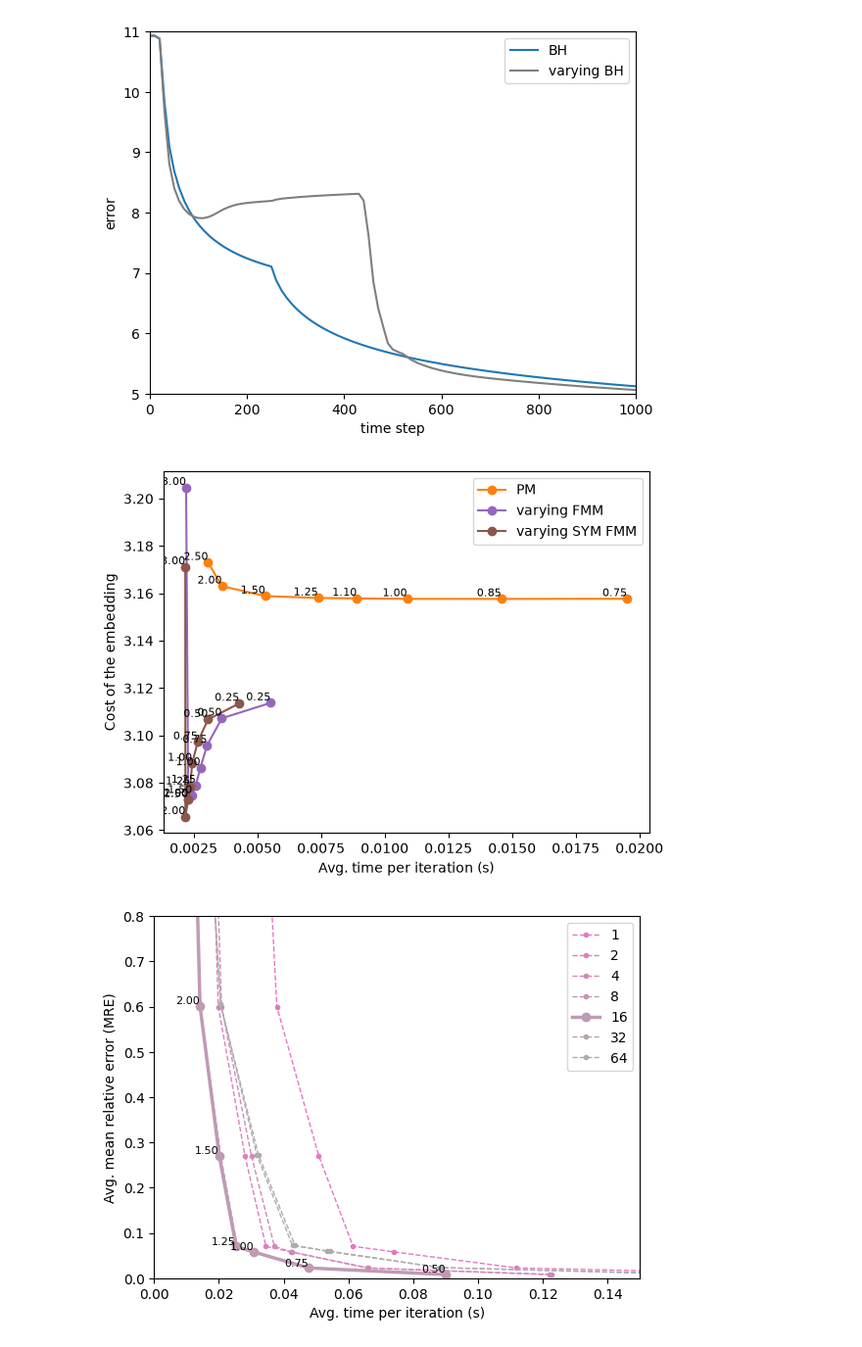
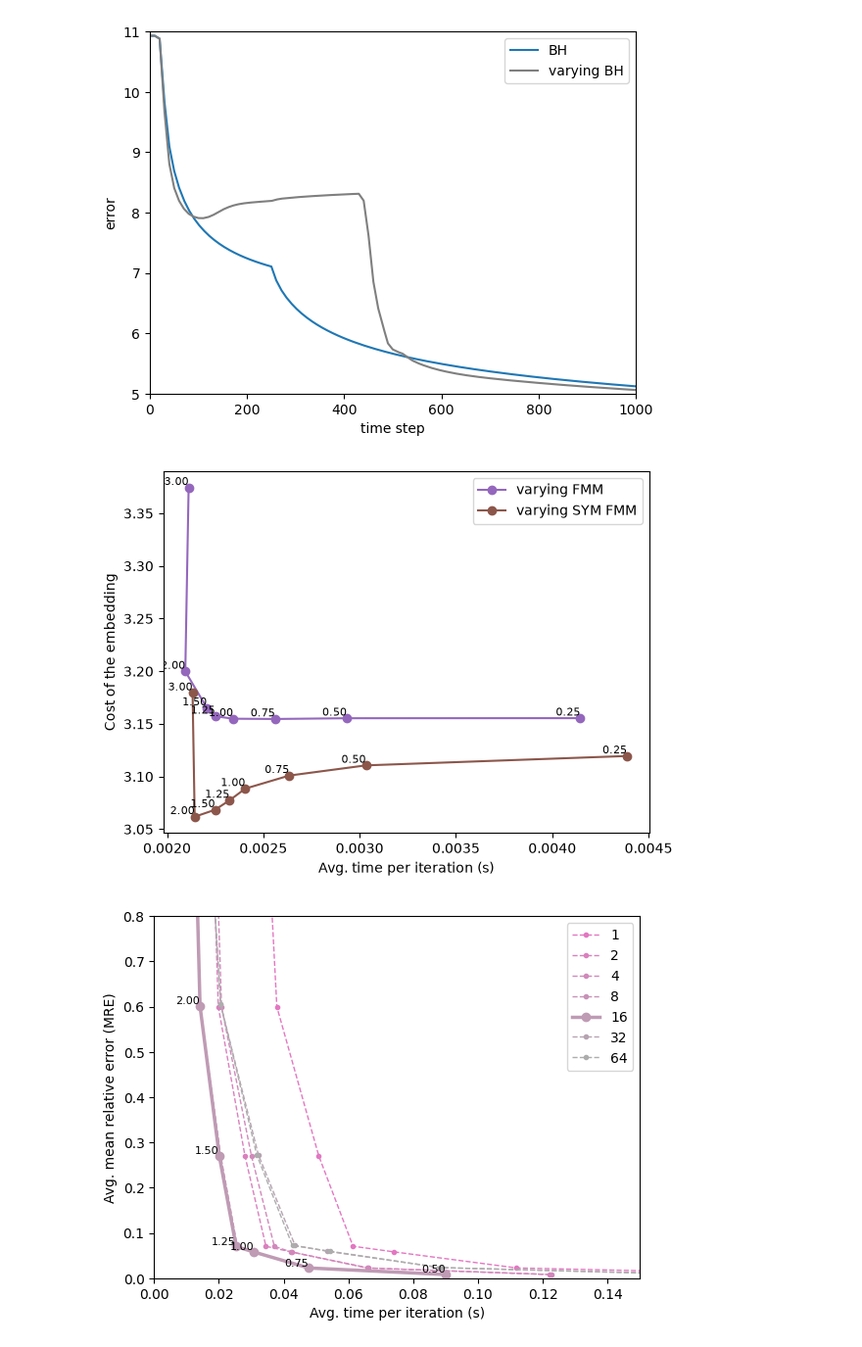
Before and after one commit to LucasFurer/FMM_tSNE, a Jupyter notebook: grapher.ipynb, the cells around one changed output. Shown at 98% size. Drawn from its saved outputs; the diff is of its cells as text; code cells hidden in the pictures.

```diff
--- a/grapher.ipynb
+++ b/grapher.ipynb
@@ -443,24 +443,24 @@ plotGraph(custom_labels, 0, 1000,"time step", "error", "plotOutput/lines_plot.pn
 # %%
 pointAmount = "10000" # 70000, 1000000
 dataSet = "MNIST_digits" # MNIST_digits, mice_brain_cells
 perp = "30"
 
 
 custom_labels = {
-    os.path.join("graphCSV", dataSet, pointAmount, "perp" + perp, "tsneCalculationtimeCostPM_point" + pointAmount + "_perp" + perp + "_dataset" + dataSet + ".csv"): "PM",
+    #os.path.join("graphCSV", dataSet, pointAmount, "perp" + perp, "tsneCalculationtimeCostPM_point" + pointAmount + "_perp" + perp + "_dataset" + dataSet + ".csv"): "PM",
     #os.path.join("graphCSV", dataSet, pointAmount, "perp" + perp, "tsneCalculationtimeCostBH_point" + pointAmount + "_perp" + perp + "_dataset" + dataSet + ".csv"): "varying BH",
     os.path.join("graphCSV", dataSet, pointAmount, "perp" + perp, "tsneCalculationtimeCostFMM_MORTON_point" + pointAmount + "_perp" + perp + "_dataset" + dataSet + ".csv"): "varying FMM",
     os.path.join("graphCSV", dataSet, pointAmount, "perp" + perp, "tsneCalculationtimeCostFMM_SYM_MORTON_point" + pointAmount + "_perp" + perp + "_dataset" + dataSet + ".csv"): "varying SYM FMM",
 
 }
 
 plotGraph(custom_labels, 0, 1000, "Cost of the embedding", "Avg. time per iteration (s)", "plotOutput/lines_plot.png", True, None, None, None, None, None, None, True)
 
 #plotGraph(custom_labels, 0, 1000, "Cost of the embedding", "Avg. time per iteration (s)", "plotOutput/lines_plot.png", True, 0.028, 0.095, 5.025, 5.175, None, None, True, None)
 #plotGraph(custom_labels, 0, 1000, "Cost of the embedding", "Avg. time per iteration (s)", "plotOutput/lines_plot.png", True, 0.03, 0.065, 5.1, 5.14, None, None, True)
 #plotGraph(custom_labels, 0, 1000, "Cost of the embedding", "Avg. time per iteration (s)", "plotOutput/lines_plot.png", True, 0.02, 0.04, 5.1, 5.14, None, None, True)
 # %% [output]
-[figure, old version]
+[figure, new version]
 # %%
 pointAmount = "70000"
 dataSet = "MNIST_digits"
```
Also changed, not shown: 11 other files.
